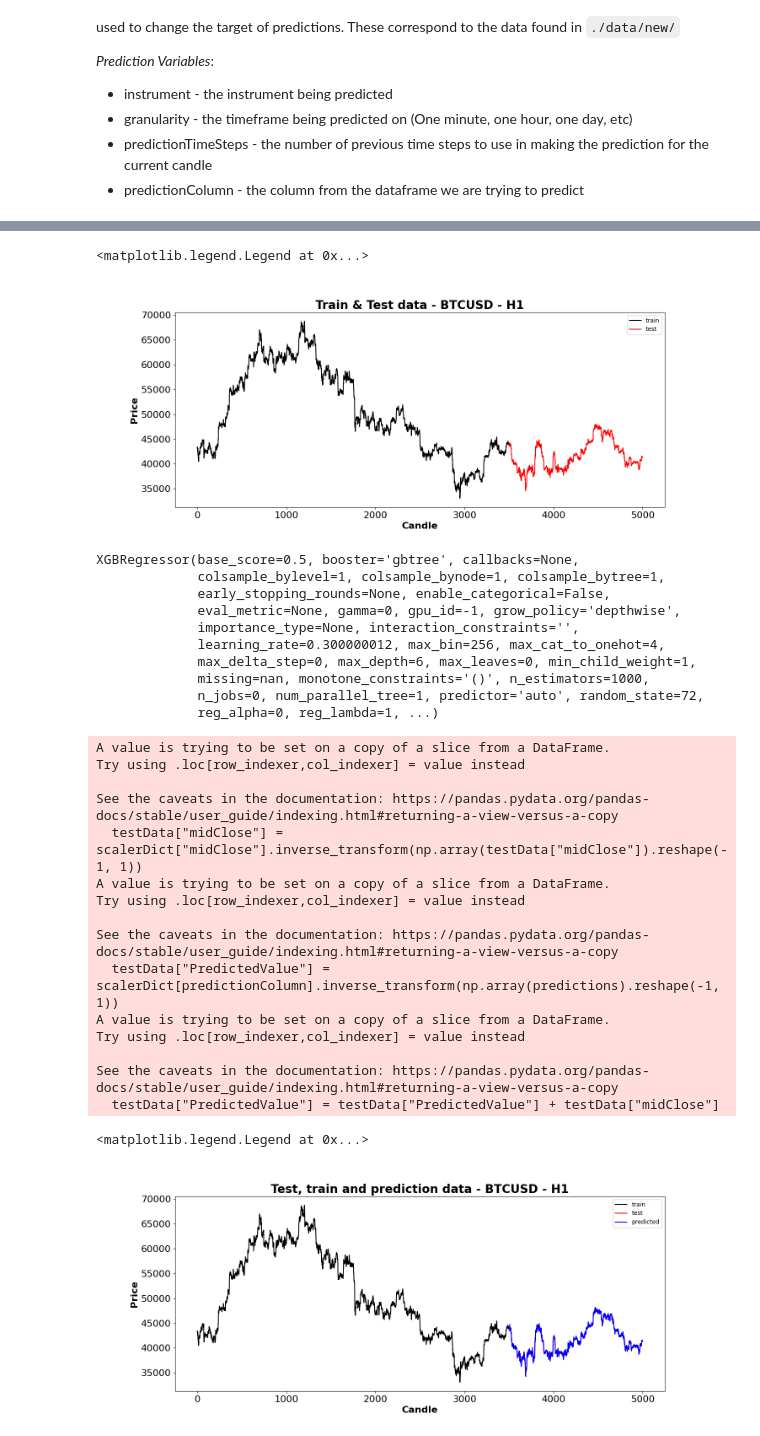
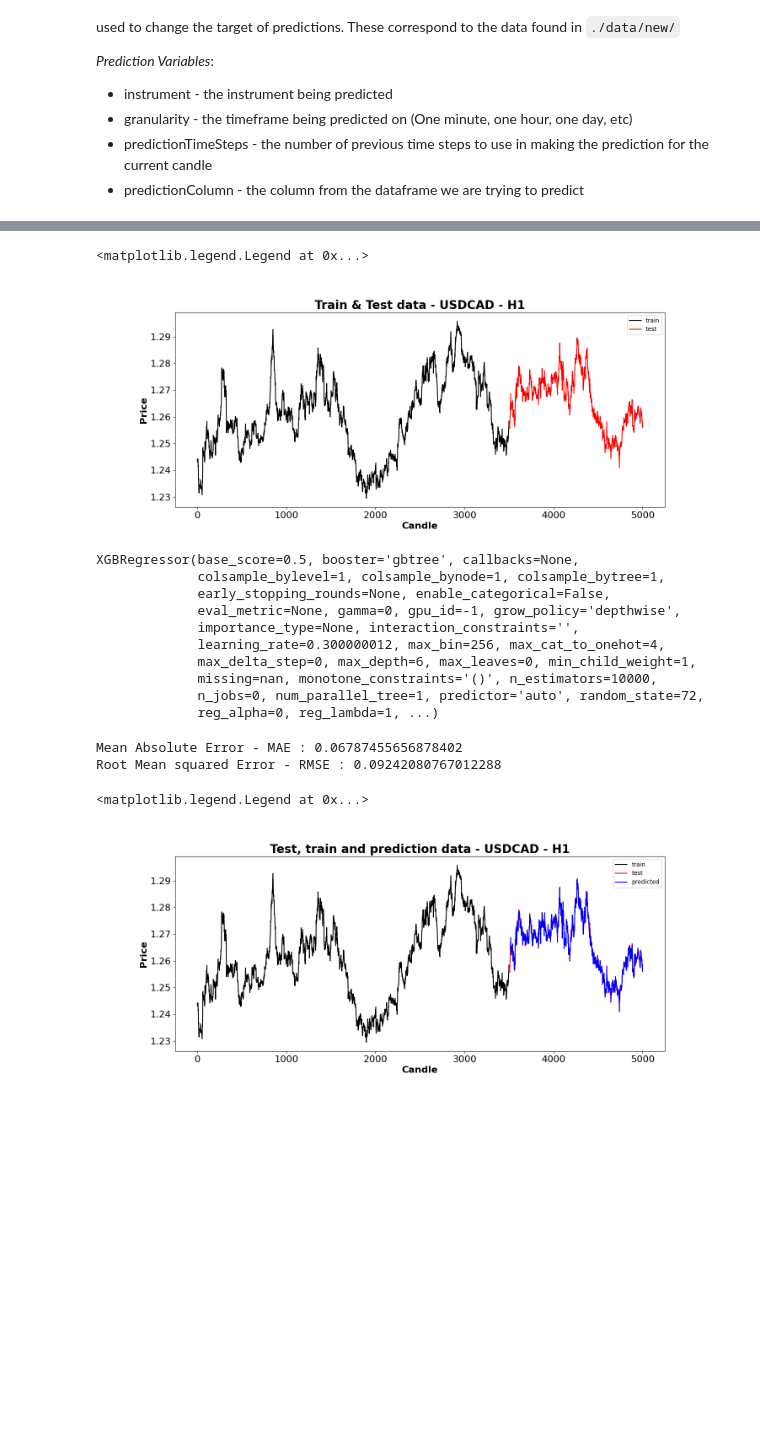
Before and after one commit to rink72/kaggle-price-prediction, a Jupyter notebook: notebook1/investigation.ipynb, the cells around one changed output, grey strips where cells are left out. Saved outputs shown, nothing was run; the diff lists cells and outputs as text; code cells hidden in the pictures; blank space fills up the shorter version.

Commit message:
starting work on future predictions

```diff
--- a/notebook1/investigation.ipynb
+++ b/notebook1/investigation.ipynb
@@ -49,15 +49,19 @@ def GetScaledData(data: pd.Series, scaler: MinMaxScaler) -> pd.Series:
   data = np.array(data).reshape(-1, 1)
   return scaler.transform(data)
 
-def GetTimeStepDataFrame(data: pd.DataFrame, timeSteps: int, trainingColumns: list):
+def GetTimeStepDataFrame(data: pd.DataFrame, timeSteps: int, trainingColumns: list, predictionColumn: str):
 
-  timeStepData = pd.DataFrame()
+  timeStepData = pd.DataFrame(index=data.index)
 
   for column in trainingColumns:
     for i in range(1, timeSteps + 1):
       newColName = "{0}_{1}".format(column, i)
       timeStepData[newColName] = data[column].shift(i)
 
+  timeStepData[predictionColumn] = data[predictionColumn]
+
+  timeStepData = timeStepData.dropna()
+
   return timeStepData
 # %% [markdown]
 ## Variables
@@ -76,9 +80,9 @@ trainingSizePercent = 0.7
 inputDataFolder = "./input/new"
 
 # Change these for prediction changes
-instrument = "BTCUSD"
+instrument = "USDCAD"
 granularity = "H1"
-predictionTimeSteps = 10
+predictionTimeSteps = 15
 predictionColumn = "midCloseDelta"
 # %%
 # Import data
@@ -107,9 +111,9 @@ rawData
 ppData = rawData.copy()
 
 # New columns
-ppData["askCloseDelta"] = ppData["askClose"] - ppData["askClose"].shift(-1)
-ppData["midCloseDelta"] = ppData["midClose"] - ppData["midClose"].shift(-1)
-ppData["bidCloseDelta"] = ppData["bidClose"] - ppData["bidClose"].shift(-1)
+ppData["askCloseDelta"] = ppData["askClose"] - ppData["askClose"].shift(1)
+ppData["midCloseDelta"] = ppData["midClose"] - ppData["midClose"].shift(1)
+ppData["bidCloseDelta"] = ppData["bidClose"] - ppData["bidClose"].shift(1)
 
 # Split data in to test and train
 trainingEntryCount = math.floor(len(ppData) * trainingSizePercent)
@@ -130,11 +134,13 @@ for column in scaledColumns:
 # Add previous time steps as data available for making prediction
 trainingColumns = ["midClose", "midCloseDelta"]
 
-X_trainingData = GetTimeStepDataFrame(trainingData, timeSteps=predictionTimeSteps, trainingColumns=trainingColumns)
-Y_trainingData = trainingData[predictionColumn]
+trainingTimeStepData = GetTimeStepDataFrame(trainingData, timeSteps=predictionTimeSteps, trainingColumns=trainingColumns, predictionColumn=predictionColumn)
+X_trainingData = trainingTimeStepData.drop(columns=predictionColumn)
+Y_trainingData = trainingTimeStepData[predictionColumn]
 
-X_testData = GetTimeStepDataFrame(testData, timeSteps=predictionTimeSteps, trainingColumns=trainingColumns)
-Y_testData = testData[predictionColumn]
+testTimeStepData = GetTimeStepDataFrame(testData, timeSteps=predictionTimeSteps, trainingColumns=trainingColumns, predictionColumn=predictionColumn)
+X_testData = testTimeStepData.drop(columns=predictionColumn)
+Y_testData = testTimeStepData[predictionColumn]
 
 print("X_trainingData shape:", X_trainingData.shape)
 print("Y_trainingData shape:", Y_trainingData.shape)
@@ -143,6 +149,8 @@ print("Y_testData shape:", Y_testData.shape)
 
 X_trainingData.to_csv("./train.csv")
 trainingData.to_csv("./train_raw.csv")
+X_testData.to_csv("./test.csv")
+testData.to_csv("./test_raw.csv")
 # %% [output]
 A value is trying to be set on a copy of a slice from a DataFrame.
 Try using .loc[row_indexer,col_indexer] = value instead
@@ -198,11 +189,11 @@ plt.tick_params(axis='x', which='major', labelsize=16)
 plt.legend(loc='upper right' ,labels = ('train', 'test'))
 # %% [output]
 <matplotlib.legend.Legend at 0x...>
-[figure, old version]
+[figure, new version]
 # %%
 # Train model
 
-model = XGBRegressor(n_estimators=1000, seed=seedValue)
+model = XGBRegressor(n_estimators=10000, seed=seedValue)
 model.fit(X_trainingData, Y_trainingData, verbose=False)
 # %% [output]
 XGBRegressor(base_score=0.5, booster='gbtree', callbacks=None,
@@ -212,48 +203,39 @@ XGBRegressor(base_score=0.5, booster='gbtree', callbacks=None,
              importance_type=None, interaction_constraints='',
              learning_rate=0.300000012, max_bin=256, max_cat_to_onehot=4,
              max_delta_step=0, max_depth=6, max_leaves=0, min_child_weight=1,
-             missing=nan, monotone_constraints='()', n_estimators=1000,
+             missing=nan, monotone_constraints='()', n_estimators=10000,
              n_jobs=0, num_parallel_tree=1, predictor='auto', random_state=72,
              reg_alpha=0, reg_lambda=1, ...)
 # %%
 # Model testing and evaluation
 
 predictions = model.predict(X_testData)
-#print("Mean Absolute Error - MAE : " + str(mean_absolute_error(Y_testData, predictions)))
-#print("Root Mean squared Error - RMSE : " + str(math.sqrt(mean_squared_error(Y_testData, predictions))))
+print("Mean Absolute Error - MAE : " + str(mean_absolute_error(Y_testData, predictions)))
+print("Root Mean squared Error - RMSE : " + str(math.sqrt(mean_squared_error(Y_testData, predictions))))
+# %% [output]
+Mean Absolute Error - MAE : 0.06787455656878402
+Root Mean squared Error - RMSE : 0.09242080767012288
 # %%
 # Plot the predicted vs actual
-testData["midClose"] = scalerDict["midClose"].inverse_transform(np.array(testData["midClose"]).reshape(-1, 1))
-testData["PredictedValue"] = scalerDict[predictionColumn].inverse_transform(np.array(predictions).reshape(-1, 1))
-testData["PredictedValue"] = testData["PredictedValue"] + testData["midClose"]
+plotTestData = X_testData.copy()
+
+plotTestData["midClose"] = testData["midClose"]
+plotTestData["midClose"] = scalerDict["midClose"].inverse_transform(np.array(plotTestData["midClose"]).reshape(-1, 1))
+plotTestData["PredictedValue"] = scalerDict[predictionColumn].inverse_transform(np.array(predictions).reshape(-1, 1))
+plotTestData["PredictedValue"] = plotTestData["PredictedValue"] + plotTestData["midClose"]
 
 fig, ax = plt.subplots(figsize=(15, 6))
 sns.lineplot(x = rawData.index[:trainingEntryCount], y = rawData['midClose'][:trainingEntryCount], color = 'black')
 sns.lineplot(x = rawData.index[trainingEntryCount:], y = rawData['midClose'][trainingEntryCount:], color = 'red')
-sns.lineplot(x = rawData.index[trainingEntryCount:], y = testData['PredictedValue'], color = 'blue')
+sns.lineplot(x = plotTestData.index, y = plotTestData['PredictedValue'], color = 'blue')
 
 # Formatting
 ax.set_title('Test, train and prediction data - {0} - {1}'.format(instrument, granularity), fontsize = 20, loc='center', fontdict=dict(weight='bold'))
 ax.set_xlabel('Candle', fontsize = 16, fontdict=dict(weight='bold'))
 ax.set_ylabel('Price', fontsize = 16, fontdict=dict(weight='bold'))
 plt.tick_params(axis='y', which='major', labelsize=16)
 plt.tick_params(axis='x', which='major', labelsize=16)
 plt.legend(loc='upper right' ,labels = ('train', 'test', "predicted"))
 # %% [output]
-A value is trying to be set on a copy of a slice from a DataFrame.
-Try using .loc[row_indexer,col_indexer] = value instead
-
-See the caveats in the documentation: https://pandas.pydata.org/pandas-docs/stable/user_guide/indexing.html#returning-a-view-versus-a-copy
-  testData["midClose"] = scalerDict["midClose"].inverse_transform(np.array(testData["midClose"]).reshape(-1, 1))
-A value is trying to be set on a copy of a slice from a DataFrame.
-Try using .loc[row_indexer,col_indexer] = value instead
-
-See the caveats in the documentation: https://pandas.pydata.org/pandas-docs/stable/user_guide/indexing.html#returning-a-view-versus-a-copy
-  testData["PredictedValue"] = scalerDict[predictionColumn].inverse_transform(np.array(predictions).reshape(-1, 1))
-A value is trying to be set on a copy of a slice from a DataFrame.
-Try using .loc[row_indexer,col_indexer] = value instead
-
-See the caveats in the documentation: https://pandas.pydata.org/pandas-docs/stable/user_guide/indexing.html#returning-a-view-versus-a-copy
-  testData["PredictedValue"] = testData["PredictedValue"] + testData["midClose"]
+<matplotlib.legend.Legend at 0x...>
-<matplotlib.legend.Legend at 0x...>
-[figure, old version]
+[figure, new version]
```
Also changed, not shown: parts of 4 cells of this notebook, 36 other files.
